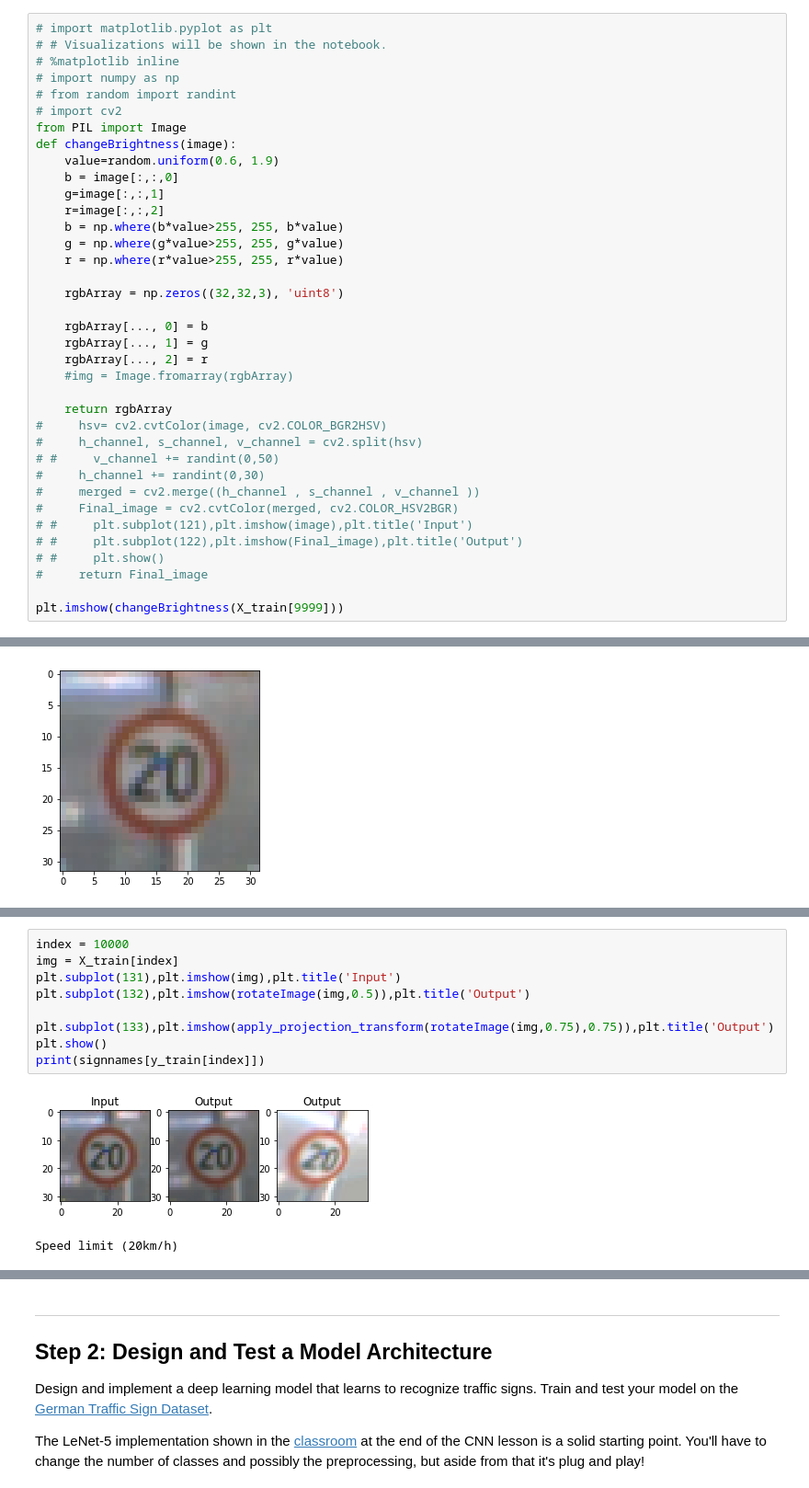
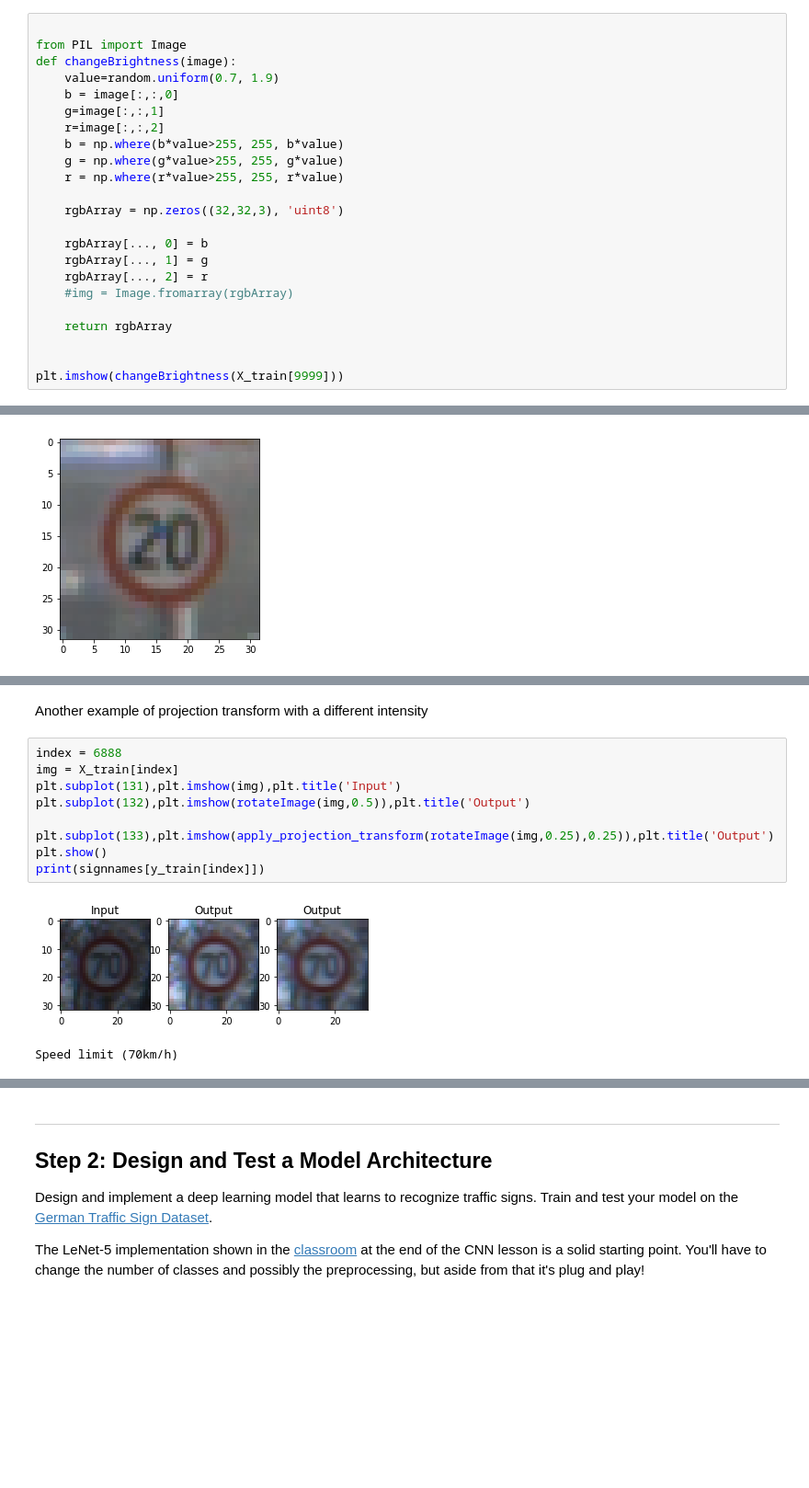
Before and after one commit to HarryPahwa/ClassifyingTrafficSigns, a Jupyter notebook: Traffic_Sign_Classifier.ipynb, the cells around one changed output, grey strips where cells are left out. Shown at 92% size. Drawn from its saved outputs; the diff is of its cells as text; blank space fills up the shorter version.

```diff
--- a/Traffic_Sign_Classifier.ipynb
+++ b/Traffic_Sign_Classifier.ipynb
@@ -217,13 +149,8 @@ Class 5: Speed limit (80km/h)                                1650 samples
 # %%
-# import matplotlib.pyplot as plt
-# # Visualizations will be shown in the notebook.
-# %matplotlib inline
-# import numpy as np
-# from random import randint
-# import cv2
+
 from PIL import Image
 def changeBrightness(image):
-    value=random.uniform(0.6, 1.9)
+    value=random.uniform(0.7, 1.9)
     b = image[:,:,0]
     g=image[:,:,1]
     r=image[:,:,2]
@@ -239,16 +166,7 @@ def changeBrightness(image):
     #img = Image.fromarray(rgbArray)
 
     return rgbArray
-#     hsv= cv2.cvtColor(image, cv2.COLOR_BGR2HSV)
-#     h_channel, s_channel, v_channel = cv2.split(hsv)
-# #     v_channel += randint(0,50)
-#     h_channel += randint(0,30)
-#     merged = cv2.merge((h_channel , s_channel , v_channel ))
-#     Final_image = cv2.cvtColor(merged, cv2.COLOR_HSV2BGR)
-# #     plt.subplot(121),plt.imshow(image),plt.title('Input')
-# #     plt.subplot(122),plt.imshow(Final_image),plt.title('Output')
-# #     plt.show()
-#     return Final_image
+
 
 plt.imshow(changeBrightness(X_train[9999]))
 # %% [output]
@@ -311,13 +228,15 @@ print(signnames[y_train[index]])
 Speed limit (20km/h)
+# %% [markdown]
+Another example of projection transform with a different intensity
 # %%
-index = 10000
+index = 6888
 img = X_train[index]
 plt.subplot(131),plt.imshow(img),plt.title('Input')
 plt.subplot(132),plt.imshow(rotateImage(img,0.5)),plt.title('Output')
 
-plt.subplot(133),plt.imshow(apply_projection_transform(rotateImage(img,0.75),0.75)),plt.title('Output')
+plt.subplot(133),plt.imshow(apply_projection_transform(rotateImage(img,0.25),0.25)),plt.title('Output')
 plt.show()
 print(signnames[y_train[index]])
 # %% [output]
-[figure, old version]
+[figure, new version]
-Speed limit (20km/h)
+Speed limit (70km/h)
```
Also changed, not shown: parts of 30 cells of this notebook, 9 other files.
